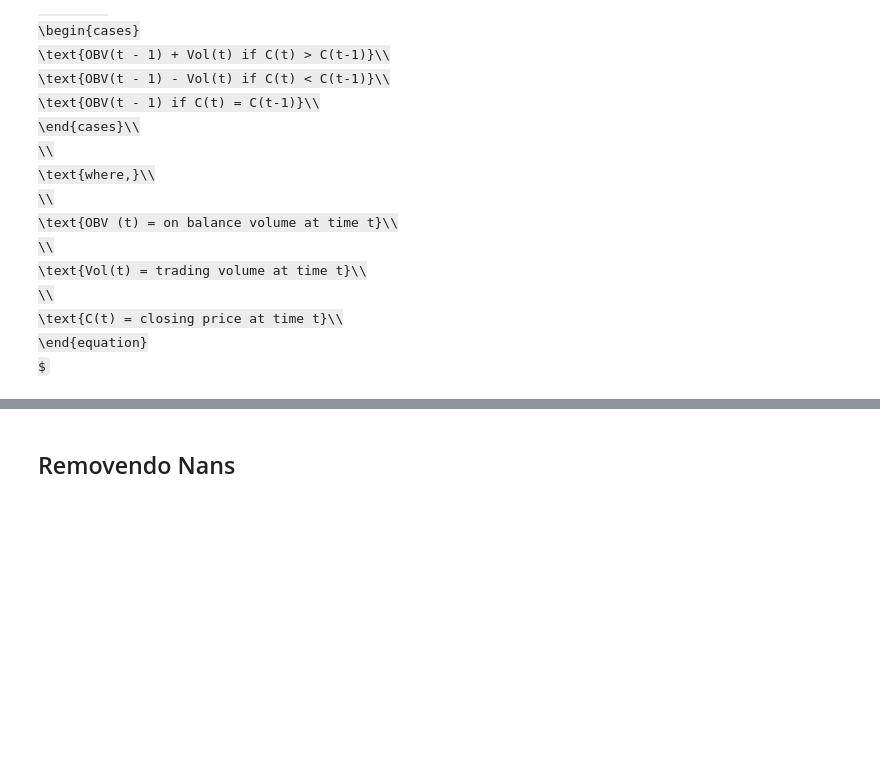
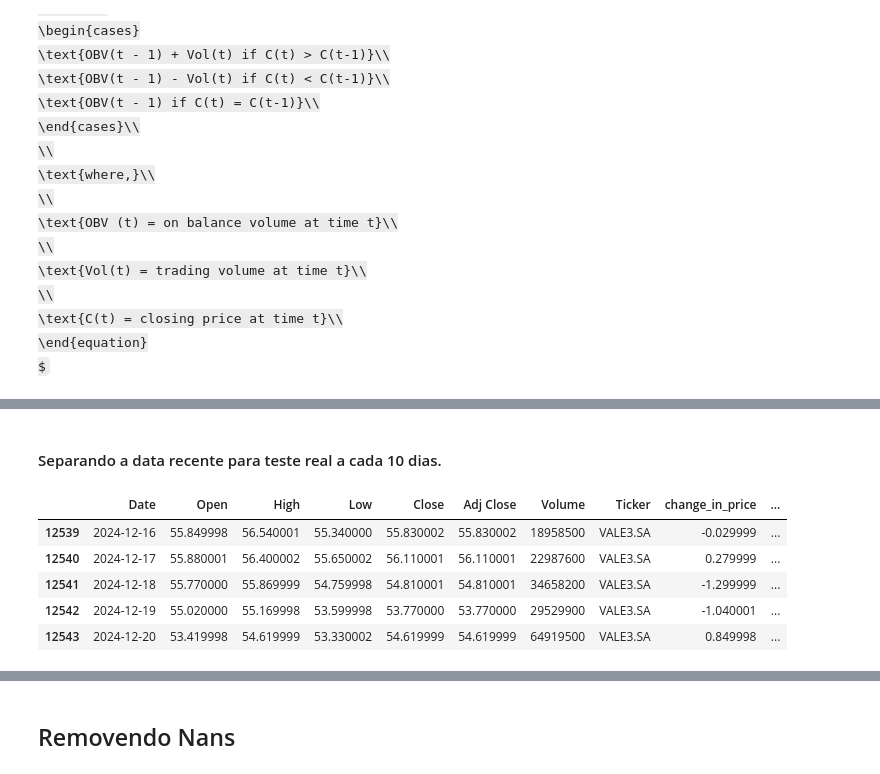
Before and after one commit to Bruno-Santana-Eco/TCC_Machine_learning, a Jupyter notebook: Random Forest 2.ipynb, the cells around one changed output, grey strips where cells are left out. Cells and saved outputs as stored; diff of their text form; code cells hidden in the pictures; some formulas as TeX source; blank space fills up the shorter version.

```diff
--- a/Random Forest 2.ipynb
+++ b/Random Forest 2.ipynb
@@ -442,2 +461,13 @@ price_data.tail()
 # %%
 price_data.to_excel('C:/Users/Samsung/Documents/GitHub-Datas/TCC_Machine_Learning/price_data.xlsx', index=False)
+# %% [markdown]
+#### Separando a data recente para teste real a cada 10 dias.
+# %%
+price_data.tail()
+# %% [output]
+|  | Date | Open | High | Low | Close | Adj Close | Volume | Ticker | change_in_price | ... |
+| 12539 | 2024-12-16 | 55.849998 | 56.540001 | 55.340000 | 55.830002 | 55.830002 | 18958500 | VALE3.SA | -0.029999 | ... |
+| 12540 | 2024-12-17 | 55.880001 | 56.400002 | 55.650002 | 56.110001 | 56.110001 | 22987600 | VALE3.SA | 0.279999 | ... |
+| 12541 | 2024-12-18 | 55.770000 | 55.869999 | 54.759998 | 54.810001 | 54.810001 | 34658200 | VALE3.SA | -1.299999 | ... |
+| 12542 | 2024-12-19 | 55.020000 | 55.169998 | 53.599998 | 53.770000 | 53.770000 | 29529900 | VALE3.SA | -1.040001 | ... |
+| 12543 | 2024-12-20 | 53.419998 | 54.619999 | 53.330002 | 54.619999 | 54.619999 | 64919500 | VALE3.SA | 0.849998 | ... |
```
Also changed, not shown: parts of 27 cells of this notebook, 1 other file.
